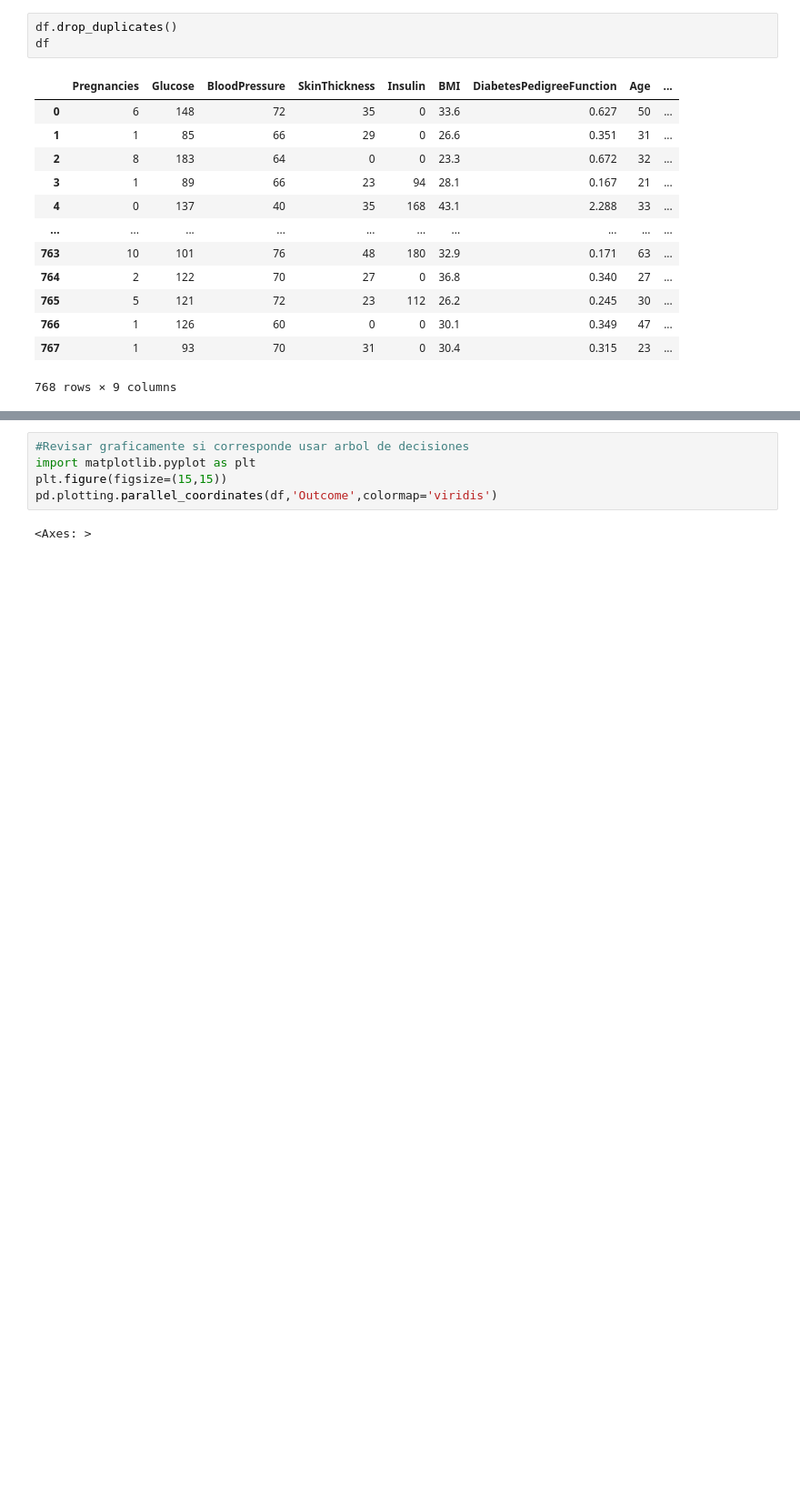
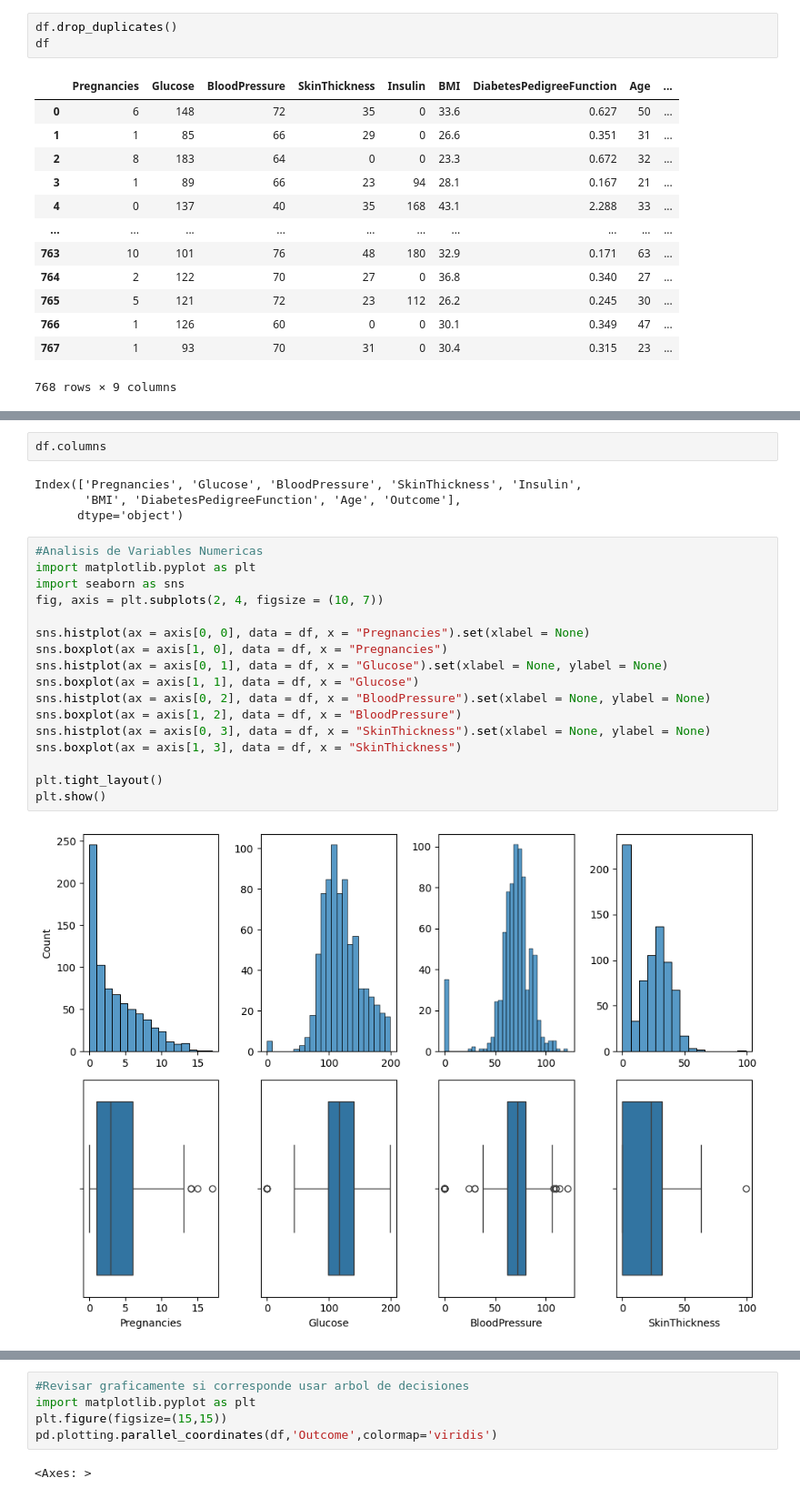
Before and after one commit to 4GeeksAcademy/Arbol_de_decisiones, a Jupyter notebook: src/explore.ipynb, the cells around one changed output, grey strips where cells are left out. Shown at 91% size. Cells and saved outputs as stored; diff of their text form; blank space fills up the shorter version.

```diff
--- a/src/explore.ipynb
+++ b/src/explore.ipynb
@@ -40,0 +56,25 @@ df
+# %%
+df.columns
+# %% [output]
+Index(['Pregnancies', 'Glucose', 'BloodPressure', 'SkinThickness', 'Insulin',
+       'BMI', 'DiabetesPedigreeFunction', 'Age', 'Outcome'],
+      dtype='object')
+# %%
+#Analisis de Variables Numericas
+import matplotlib.pyplot as plt
+import seaborn as sns
+fig, axis = plt.subplots(2, 4, figsize = (10, 7))
+
+sns.histplot(ax = axis[0, 0], data = df, x = "Pregnancies").set(xlabel = None)
+sns.boxplot(ax = axis[1, 0], data = df, x = "Pregnancies")
+sns.histplot(ax = axis[0, 1], data = df, x = "Glucose").set(xlabel = None, ylabel = None)
+sns.boxplot(ax = axis[1, 1], data = df, x = "Glucose")
+sns.histplot(ax = axis[0, 2], data = df, x = "BloodPressure").set(xlabel = None, ylabel = None)
+sns.boxplot(ax = axis[1, 2], data = df, x = "BloodPressure")
+sns.histplot(ax = axis[0, 3], data = df, x = "SkinThickness").set(xlabel = None, ylabel = None)
+sns.boxplot(ax = axis[1, 3], data = df, x = "SkinThickness")
+
+plt.tight_layout()
+plt.show()
+# %% [output]
+[figure, added]
```
Also changed, not shown: parts of 6 cells of this notebook.
